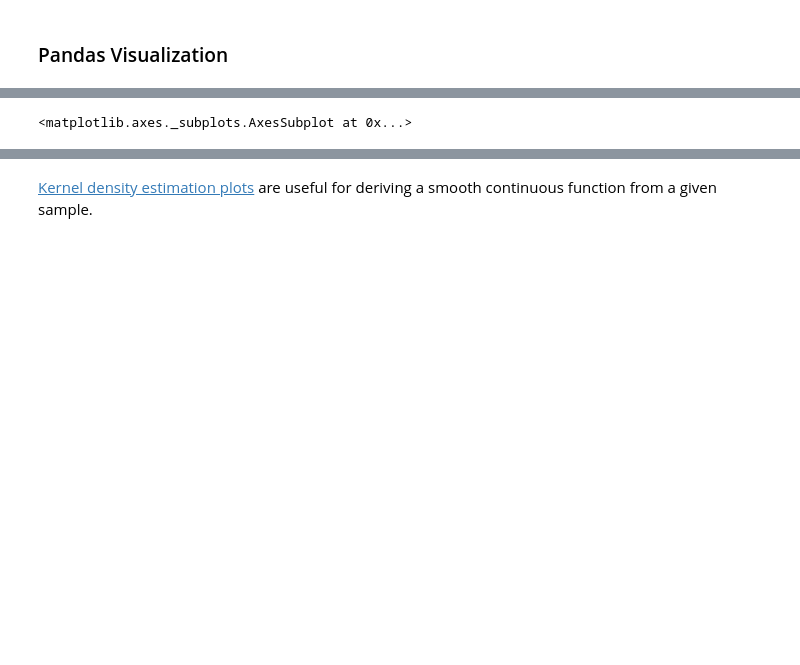
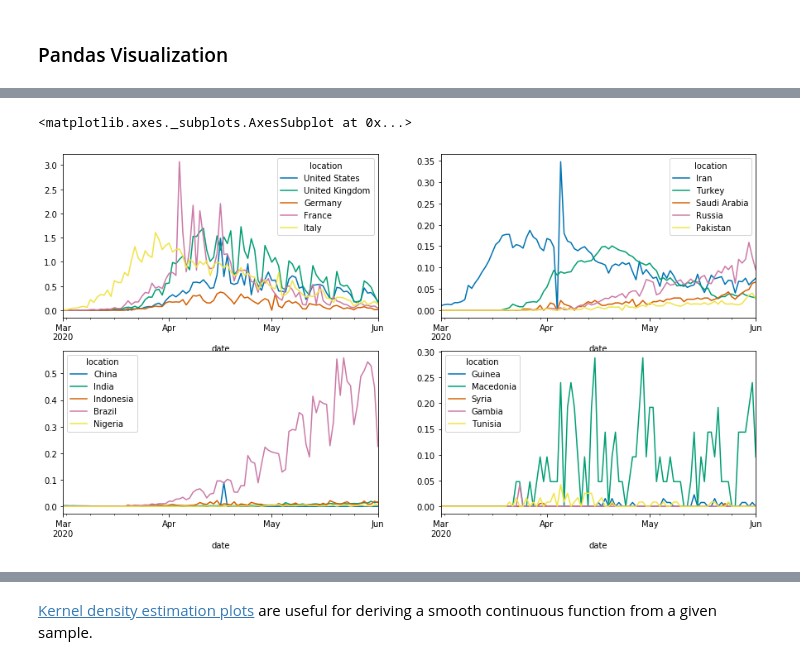
Before and after one commit to abtkod/practice, a Jupyter notebook: notes/ds-notes.ipynb, the cells around one changed output, grey strips where cells are left out. Cells and saved outputs as stored; diff of their text form; code cells hidden in the pictures; blank space fills up the shorter version.

```diff
--- a/notes/ds-notes.ipynb
+++ b/notes/ds-notes.ipynb
@@ -771,6 +773,7 @@ dfpiv = (df.pivot_table(values= 'death-per-100k', index='date', columns= 'locati
 
 
 fig, axes = plt.subplots(nrows=2, ncols=2)
+fig.set_figwidth(15); fig.set_figheight(8)
 countries = ['United States', 'United Kingdom', 'Germany', 'France', 'Italy']
 dfpiv.loc['2020-03-01': '2020-06-01', countries].plot(ax=axes[0,0])
 countries = ['Iran', 'Turkey', 'Saudi Arabia', 'Russia', 'Pakistan']
@@ -785,2 +786,3 @@ dfpiv.loc['2020-03-01': '2020-06-01', countries].plot(ax=axes[1, 1])
 <matplotlib.axes._subplots.AxesSubplot at 0x...>
+[figure, added]
 # %%
```
Also changed, not shown: parts of 29 cells of this notebook.
